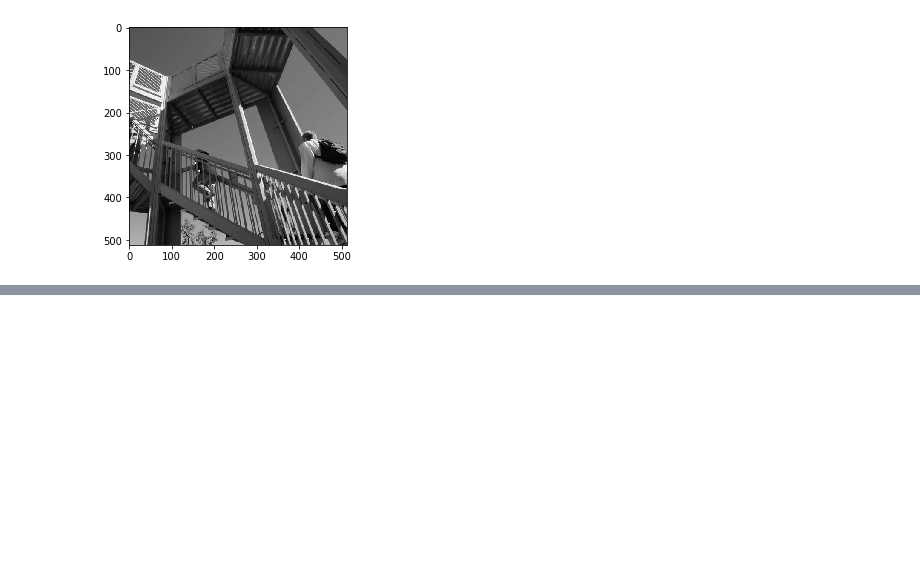
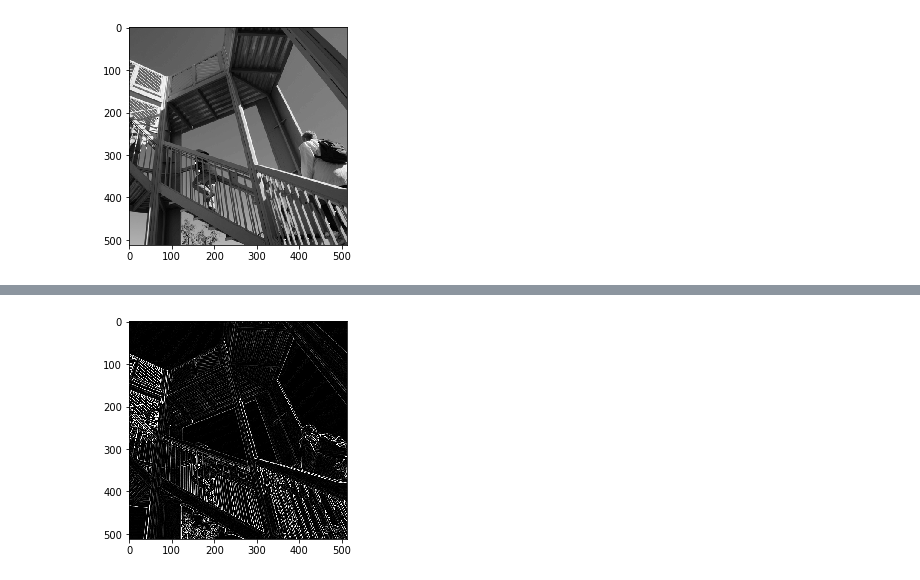
Before and after one commit to apssouza22/cnn-for-devs, a Jupyter notebook: d-image-convolution.ipynb, the cells around one changed output, grey strips where cells are left out. Saved outputs shown, nothing was run; the diff lists cells and outputs as text; code cells hidden in the pictures; blank space fills up the shorter version.

```diff
--- a/d-image-convolution.ipynb
+++ b/d-image-convolution.ipynb
@@ -97,0 +80,6 @@ Explore different values for yourself!
+# %%
+# Below result I got with edge detection
+filter = [ [-1,-1,-1], [-1, 8, -1], [-1,-1,-1]]
+transform(filter, i)
+# %% [output]
+[figure, added]
```
Also changed, not shown: parts of 10 cells of this notebook, 5 other files.
